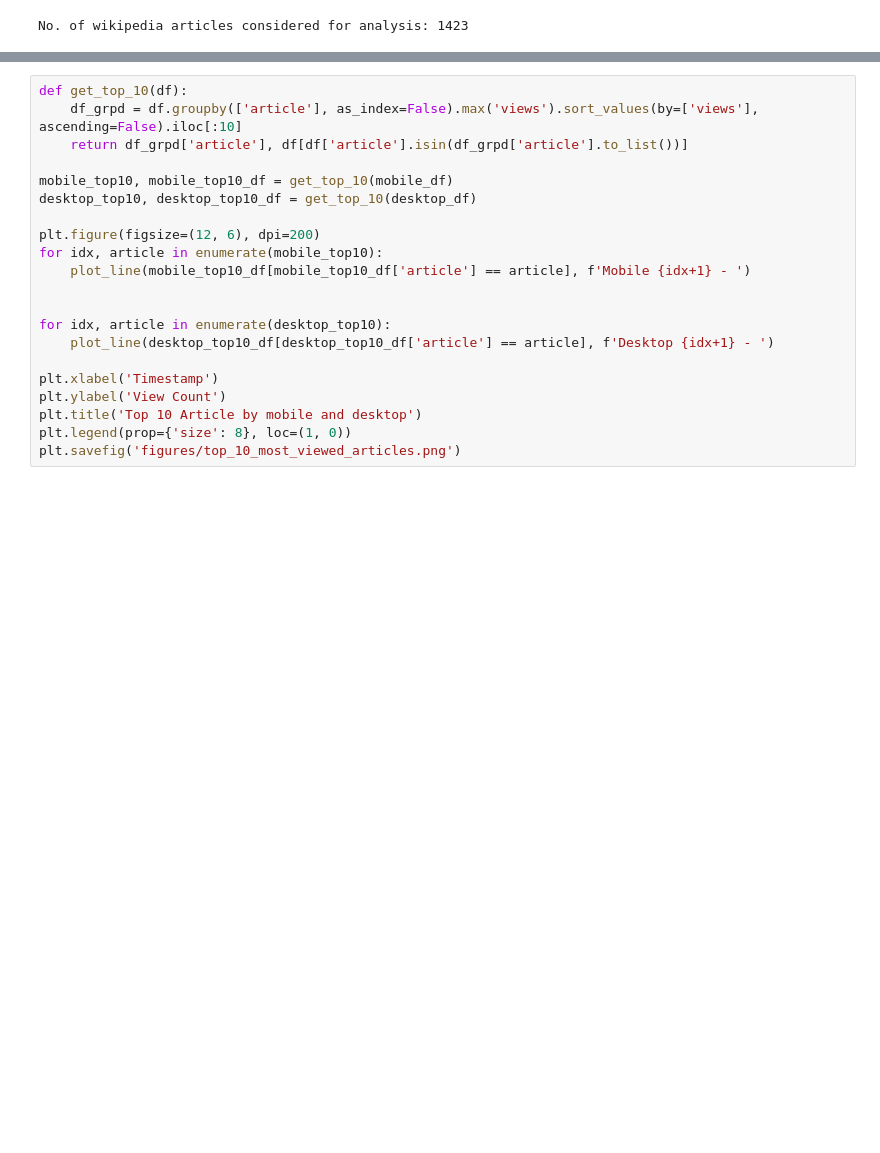
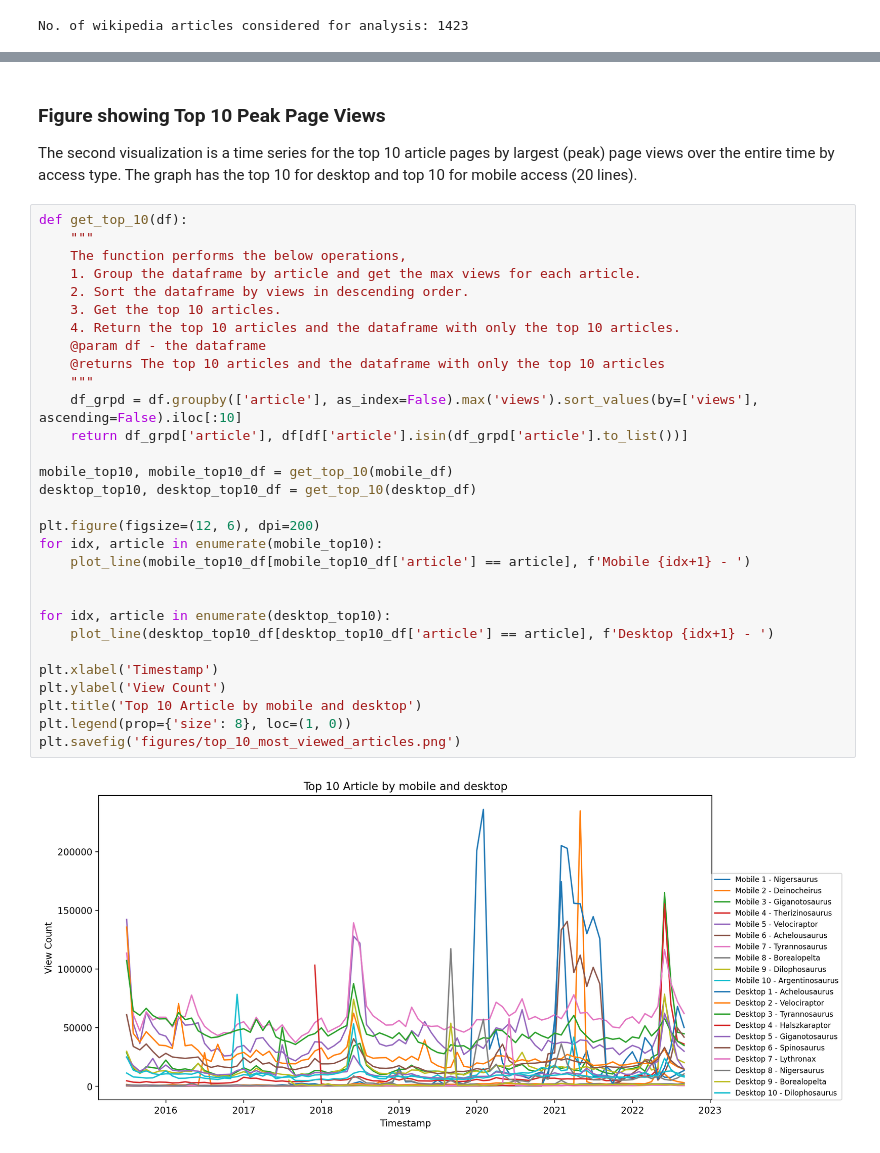
Before and after one commit to sravankr96/data-512-homework_1, a Jupyter notebook: HW1_dino_page_visits_analysis.ipynb, the cells around one changed output, grey strips where cells are left out. Cells and saved outputs as stored; diff of their text form; blank space fills up the shorter version.

```diff
--- a/HW1_dino_page_visits_analysis.ipynb
+++ b/HW1_dino_page_visits_analysis.ipynb
@@ -235,21 +312,36 @@ plt.savefig('figures/min_max_viewed_articles.png')
+# %% [markdown]
+### Figure showing Top 10 Peak Page Views
+
+The second visualization is a time series for the top 10 article pages by largest (peak) page views over the entire time by access type. The graph has the top 10 for desktop and top 10 for mobile access (20 lines).
 # %%
 def get_top_10(df):
+    """
+    The function performs the below operations,
+    1. Group the dataframe by article and get the max views for each article.
+    2. Sort the dataframe by views in descending order.
+    3. Get the top 10 articles.
+    4. Return the top 10 articles and the dataframe with only the top 10 articles.
+    @param df - the dataframe
+    @returns The top 10 articles and the dataframe with only the top 10 articles
+    """
     df_grpd = df.groupby(['article'], as_index=False).max('views').sort_values(by=['views'], ascending=False).iloc[:10]
     return df_grpd['article'], df[df['article'].isin(df_grpd['article'].to_list())]
 
 mobile_top10, mobile_top10_df = get_top_10(mobile_df)
 desktop_top10, desktop_top10_df = get_top_10(desktop_df)
 
 plt.figure(figsize=(12, 6), dpi=200)
 for idx, article in enumerate(mobile_top10):
     plot_line(mobile_top10_df[mobile_top10_df['article'] == article], f'Mobile {idx+1} - ')
 
 
 for idx, article in enumerate(desktop_top10):
     plot_line(desktop_top10_df[desktop_top10_df['article'] == article], f'Desktop {idx+1} - ')
 
 plt.xlabel('Timestamp')
 plt.ylabel('View Count')
 plt.title('Top 10 Article by mobile and desktop')
 plt.legend(prop={'size': 8}, loc=(1, 0))
 plt.savefig('figures/top_10_most_viewed_articles.png')
+# %% [output]
+[figure, added]
```
Also changed, not shown: parts of 15 cells of this notebook, 1 other file.
